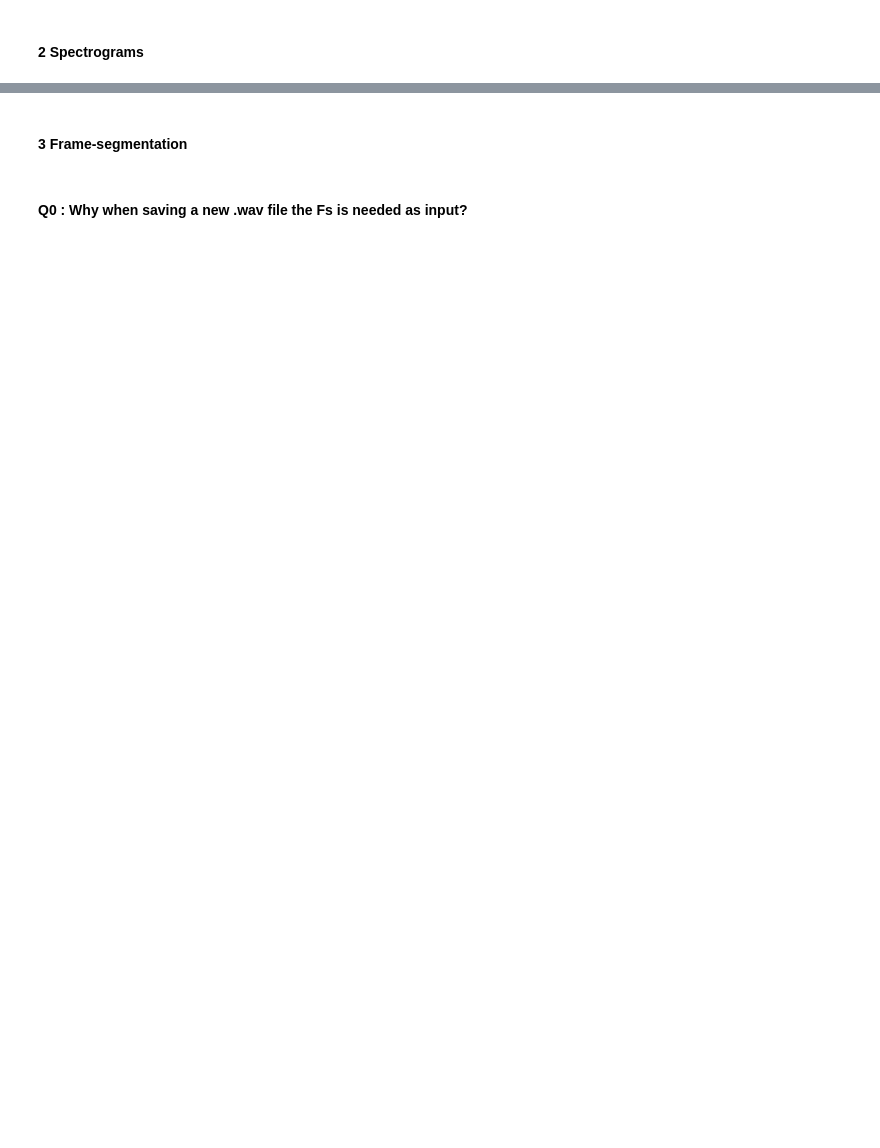
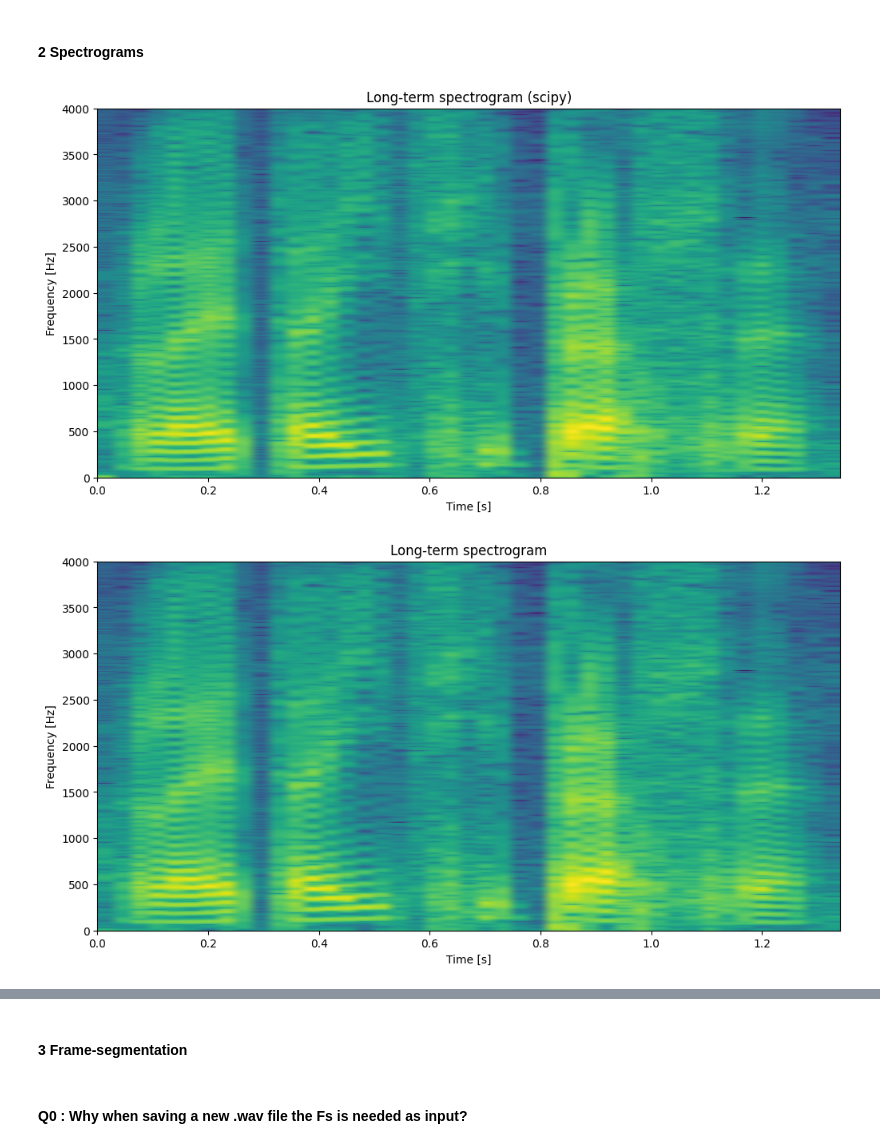
Before and after one commit to Marek324/butfit-zre-labs, a Jupyter notebook: cv1.ipynb, the cells around one changed output, grey strips where cells are left out. Saved outputs shown, nothing was run; the diff lists cells and outputs as text; code cells hidden in the pictures; blank space fills up the shorter version.

```diff
--- a/cv1.ipynb
+++ b/cv1.ipynb
@@ -125,2 +222,57 @@ Let's sample the signal...
 # %% [markdown]
 #### 2 Spectrograms
+# %%
+def plot_spectrogram_sg(spec, sl, title, Fs=8000):
+    plt.figure(figsize=(12, 6))
+    plt.imshow(10 * np.log10(spec[2]),
+               origin='lower',
+               aspect='auto',
+               extent=(0, sl, 0, Fs/2))
+    plt.title(title)
+    plt.xlabel('Time [s]')
+    plt.ylabel('Frequency [Hz]')
+    plt.show()
+
+def plot_spectrogram(spec, sl, title, Fs=8000):
+    plt.figure(figsize=(12, 6))
+    plt.imshow(spec.T,
+               origin='lower',
+               aspect='auto',
+               extent=(0, sl, 0, Fs/2))
+    plt.title(title)
+    plt.xlabel('Time [s]')
+    plt.ylabel('Frequency [Hz]')
+    plt.show()
+
+# long-term defaults
+def spectrogram_sg(sig, Fs=8000, len_s=0.06, overlap_s=0.03):
+    fl = int(len_s * Fs) # frame length [samples]
+    fo = int(overlap_s * Fs) # frame overlap [samples]
+
+    return sg.spectrogram(sig,
+                          fs=Fs,
+                          nperseg=int(fl),
+                          noverlap=int(fo),
+                          window='hann',
+                          nfft=1024,
+                          mode='psd')
+
+def spectrogram(sig, Fs=8000, len_s=0.06, overlap_s=0.03):
+    frames, fl = frame(sig, Fs, len_s, overlap_s)
+    return np.array([10*np.log10((1/fl)*(np.abs(np.fft.fft(frame, n=1024)[:513])**2)) for frame in frames])
+
+
+lt_spec_sc = spectrogram_sg(sc)
+st_spec_sg = spectrogram_sg(sc, len_s=0.02, overlap_s=0.01)
+lt_spec = spectrogram(sc)
+st_spec = spectrogram(sc, len_s=0.02, overlap_s=0.01)
+
+ls = len(sc)/Fs
+
+plot_spectrogram_sg(lt_spec_sc, ls, 'Long-term spectrogram (scipy)')
+plot_spectrogram(lt_spec, ls, 'Long-term spectrogram')
+plot_spectrogram_sg(st_spec_sg, ls, 'Short-term spectrogram (scipy)')
+plot_spectrogram(st_spec, ls, 'Short-term spectrogram')
+# %% [output]
+[figure, added]
+[figure, added]
```
Also changed, not shown: parts of 12 cells of this notebook.
